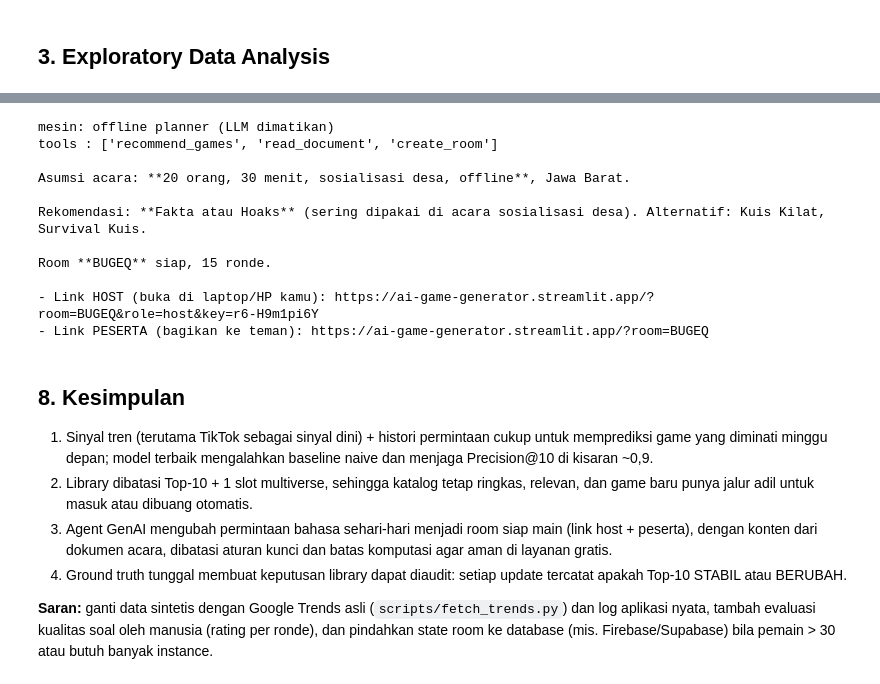
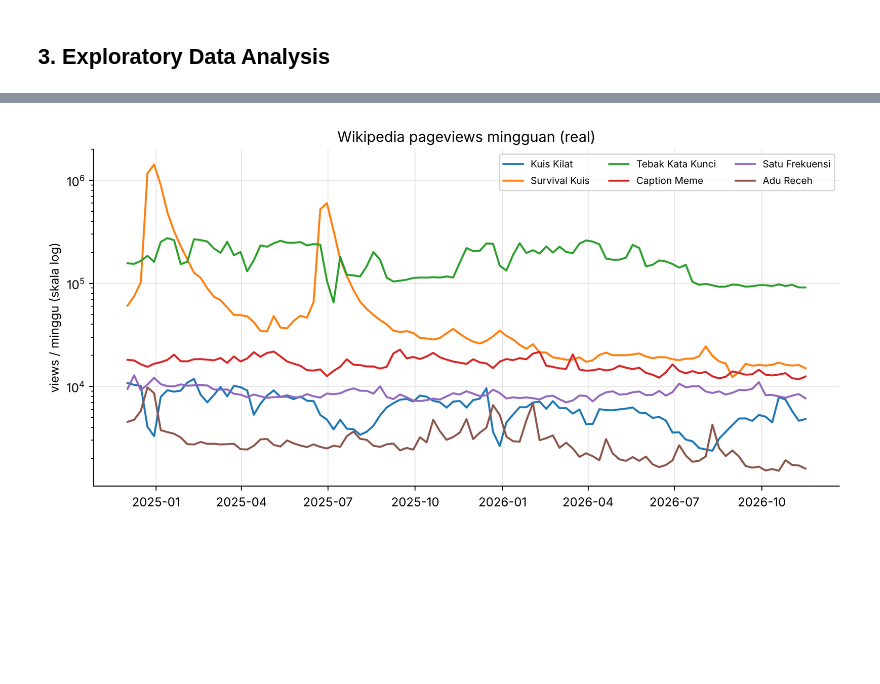
Before and after one commit to harits766/ai-game-generator, a Jupyter notebook: notebooks/capstone_analysis.ipynb, the cells around one changed output, grey strips where cells are left out. Drawn from its saved outputs; the diff is of its cells as text; code cells hidden in the pictures; blank space fills up the shorter version.

```diff
--- a/notebooks/capstone_analysis.ipynb
+++ b/notebooks/capstone_analysis.ipynb
@@ -279,15 +169,0 @@ overlap (berapa game yang masih sama), Kendall tau (apakah urutannya stabil), da
-# %%
-from core.ground_truth import compare
-snaps, prev = [], []
-for w in sorted(test['week'].unique()):
-    d = test[test['week'] == w]
-    top_pred = list(d.nlargest(10, 'pred')['game_id']); top_act = set(d.nlargest(10, TARGET)['game_id'])
-    c = compare(prev, top_pred)
-    snaps.append({'week': w, 'overlap_prev': c['overlap'], 'verdict': c['verdict'],
-                  'p10_vs_aktual': len(set(top_pred) & top_act) / 10, 'masuk': ','.join(c['masuk']) if prev else ''})
-    prev = top_pred
-gt = pd.DataFrame(snaps)
-print(gt['verdict'].value_counts().to_dict(), '| rata-rata P@10 vs aktual:', gt['p10_vs_aktual'].mean().round(3))
-ax = gt.set_index('week')[['overlap_prev']].plot(marker='o', color='#6D28D9', ylim=(0, 10.5), title='Overlap Top-10 dengan minggu sebelumnya')
-ax.axhline(8, color='#E11D48', ls='--', lw=1, label='ambang STABIL'); ax.legend(); plt.show()
-gt.tail(8)
@@ -310,16 +169,0 @@ Simulasi di bawah memakai modul aplikasi yang sama (`core/library.py`) dengan st
-# %%
-import tempfile, core.library as L, core.features as F
-from datetime import datetime, timedelta, timezone
-from core.rules import TEMPLATE, validate
-tmp = Path(tempfile.mkdtemp())
-L.RUNTIME_DIR, L.LIBRARY_STATE, L.RUNTIME_REQUESTS = tmp, tmp/'state.json', tmp/'req.csv'
-F.RUNTIME_REQUESTS = tmp/'req.csv'; L._pred_cache.clear()
-L.refresh_library()
-spec = validate({**TEMPLATE, 'name': 'Tebak Ayat'})[2]
-gid, status = L.add_custom_game(spec); print('daftar:', status)
-for _ in range(60): L.log_request(gid, {'players': 12})
-st = L.refresh_library(); print('setelah 60 request -> masuk Top-10?', gid in st['top'])
-gid2, _ = L.add_custom_game(validate({**TEMPLATE, 'name': 'Game Sepi'})[2])
-s = L.load_state(); s['multiverse']['created_at'] = (datetime.now(timezone.utc) - timedelta(days=8)).isoformat(); L.save_state(s)
-st = L.refresh_library(); print('game sepi setelah 8 hari ->', st['custom_games'][gid2]['status'])
-for e in st['events'][-4:]: print(' -', e['msg'])
@@ -343,9 +169,0 @@ game sepi setelah 8 hari -> evicted
-# %%
-from core.documents import parse_bytes, keywords
-from core.generator import generate_rounds
-doc = parse_bytes('materi_pemilahan_sampah.md', (ROOT/'samples/materi_pemilahan_sampah.md').read_bytes())
-print('kata kunci:', keywords(doc, 10))
-for gid in ['kuis_kilat', 'fakta_hoaks', 'tebak_angka']:
-    rounds, meta = generate_rounds(doc, GAME_BY_ID[gid], 2, 'sampah', use_llm=False)
-    print(f"\n[{NAMES[gid]}] sumber={meta['provider']}")
-    for r in rounds: print('  ', json.dumps(r, ensure_ascii=False)[:180])
@@ -375,30 +170,7 @@ valid: False
-# %%
-from core.agent import AgentContext, chat
-ctx = AgentContext(base_url='https://ai-game-generator.streamlit.app', doc=doc, use_llm=False)
-answer, trace, engine = chat(ctx, [{'role': 'user', 'content': 'Sosialisasi desa 20 warga di Bandung, offline 30 menit, materi pilah sampah'}])
-print('mesin:', engine); print('tools :', [t['tool'] for t in trace]); print(); print(answer)
-# %% [output]
-mesin: offline planner (LLM dimatikan)
-tools : ['recommend_games', 'read_document', 'create_room']
-
-Asumsi acara: **20 orang, 30 menit, sosialisasi desa, offline**, Jawa Barat.
-
-Rekomendasi: **Fakta atau Hoaks** (sering dipakai di acara sosialisasi desa). Alternatif: Kuis Kilat, Survival Kuis.
-
-Room **BUGEQ** siap, 15 ronde.
-
-- Link HOST (buka di laptop/HP kamu): https://ai-game-generator.streamlit.app/?room=BUGEQ&role=host&key=r6-H9m1pi6Y
-- Link PESERTA (bagikan ke teman): https://ai-game-generator.streamlit.app/?room=BUGEQ
-# %% [markdown]
-## 8. Kesimpulan
-1. Sinyal tren (terutama TikTok sebagai sinyal dini) + histori permintaan cukup untuk memprediksi game yang
-   diminati minggu depan; model terbaik mengalahkan baseline naive dan menjaga Precision@10 di kisaran ~0,9.
-2. Library dibatasi Top-10 + 1 slot multiverse, sehingga katalog tetap ringkas, relevan, dan game baru punya
-   jalur adil untuk masuk atau dibuang otomatis.
-3. Agent GenAI mengubah permintaan bahasa sehari-hari menjadi room siap main (link host + peserta), dengan konten
-   dari dokumen acara, dibatasi aturan kunci dan batas komputasi agar aman di layanan gratis.
-4. Ground truth tunggal membuat keputusan library dapat diaudit: setiap update tercatat apakah Top-10 STABIL atau BERUBAH.
-
-**Saran:** ganti data sintetis dengan Google Trends asli (`scripts/fetch_trends.py`) dan log aplikasi nyata,
-tambah evaluasi kualitas soal oleh manusia (rating per ronde), dan pindahkan state room ke database (mis.
-Firebase/Supabase) bila pemain > 30 atau butuh banyak instance.
+# %%
+fig, ax = plt.subplots(figsize=(11, 5))
+for gid in ['kuis_kilat','survival_kuis','tebak_kata_kunci','voting_meme','satu_frekuensi','adu_receh']:
+    d = wiki[wiki.game_id == gid]; ax.plot(d.week, d.wiki_views, label=NAMES[gid], lw=1.6)
+ax.set_yscale('log'); ax.set_ylabel('views / minggu (skala log)'); ax.set_title('Wikipedia pageviews mingguan (real)'); ax.legend(ncol=3, fontsize=8); plt.show()
+# %% [output]
+[figure, added]
```
Also changed, not shown: parts of 74 cells of this notebook, 35 other files.
